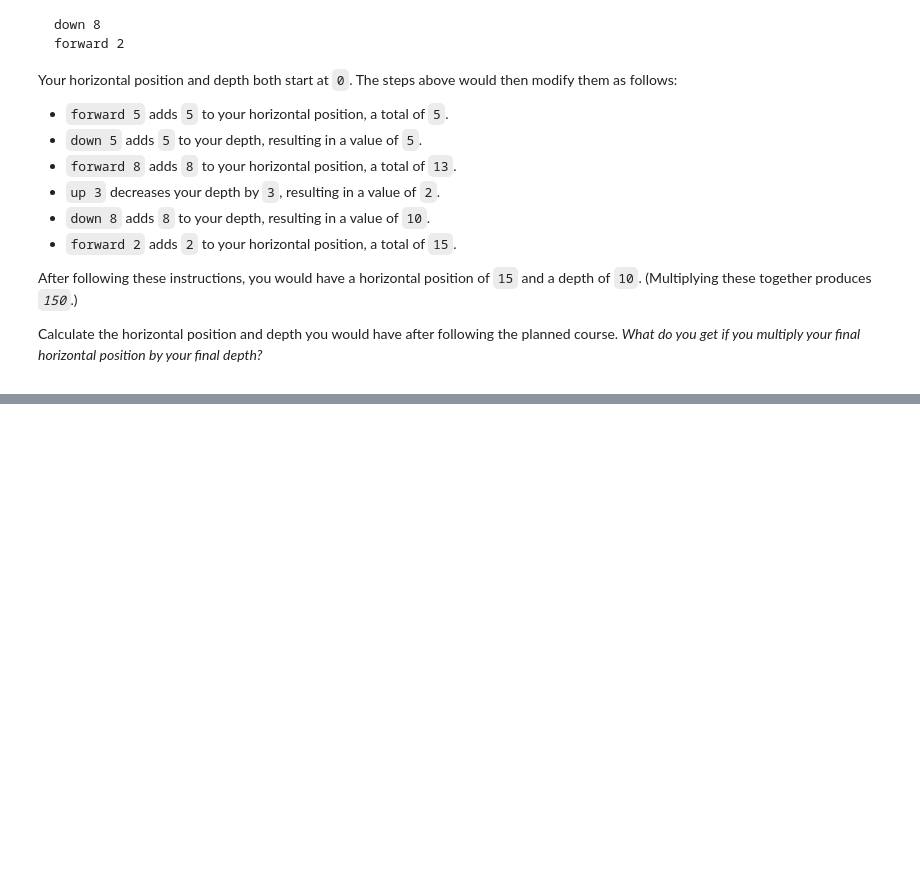
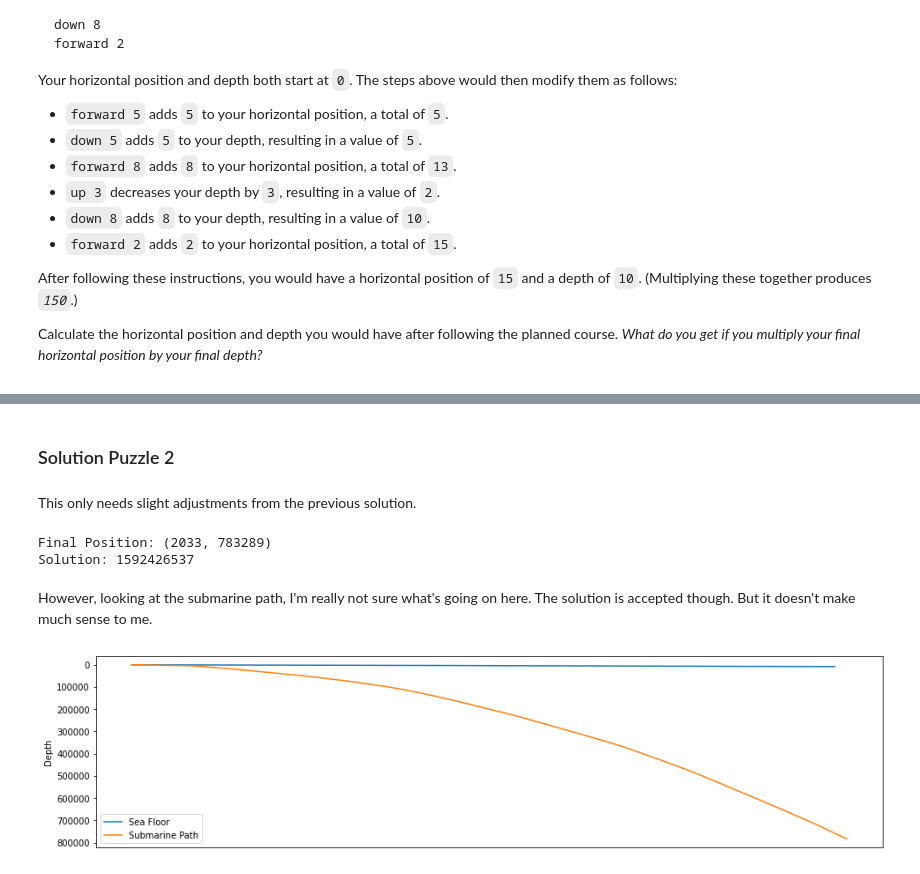
Before and after one commit to pfaion/advent_of_code_2021, a Jupyter notebook: notebook.ipynb, the cells around one changed output, grey strips where cells are left out. Cells and saved outputs as stored; diff of their text form; code cells hidden in the pictures; folded sections open; blank space fills up the shorter version.

```diff
--- a/notebook.ipynb
+++ b/notebook.ipynb
@@ -160,0 +247,37 @@ forward 2
+# %% [markdown]
+### Solution Puzzle 2
+# %% [markdown]
+This only needs slight adjustments from the previous solution.
+# %%
+horizontal_position, depth = (0, 0)
+aim = 0
+path = [(horizontal_position, depth)]
+for command in commands:
+    match command.direction:
+        case "forward":
+            horizontal_position += command.distance
+            depth += aim * command.distance
+        case "up":
+            aim -= command.distance
+        case "down":
+            aim += command.distance
+    path.append((horizontal_position, depth))
+
+print("Final Position:", (horizontal_position, depth))
+print("Solution:", horizontal_position * depth)
+# %% [output]
+Final Position: (2033, 783289)
+Solution: 1592426537
+# %% [markdown]
+However, looking at the submarine path, I'm really not sure what's going on here. The solution is accepted though. But it doesn't make much sense to me.
+# %%
+plt.figure(figsize=(16, 4))
+plt.gca().invert_yaxis()
+plt.ylabel("Depth")
+plt.xticks([])
+plt.plot(sea_floor_depths, label="Sea Floor")
+plt.plot(*zip(*path), label="Submarine Path")
+plt.legend()
+plt.show()
+# %% [output]
+[figure, added]
```
Also changed, not shown: parts of 8 cells of this notebook, 6 other files.
